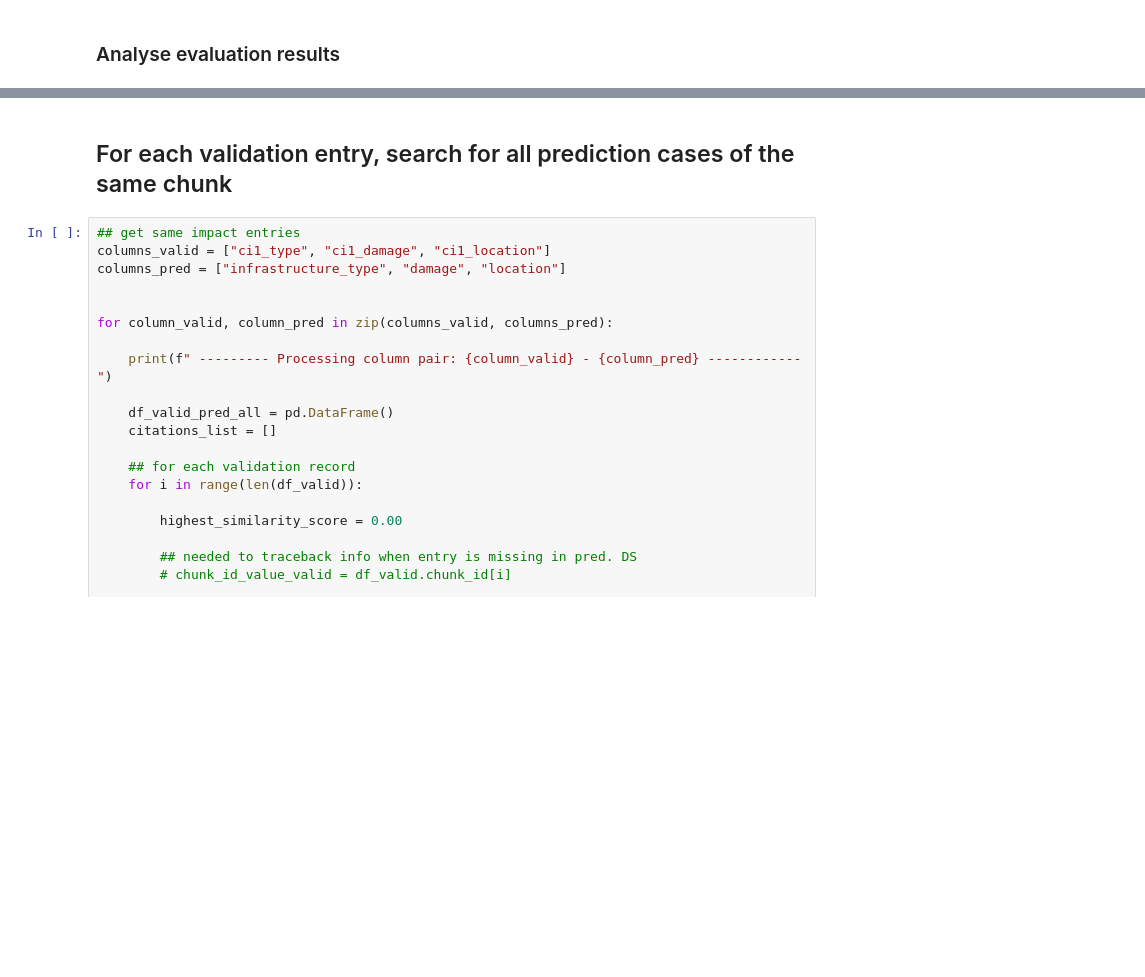
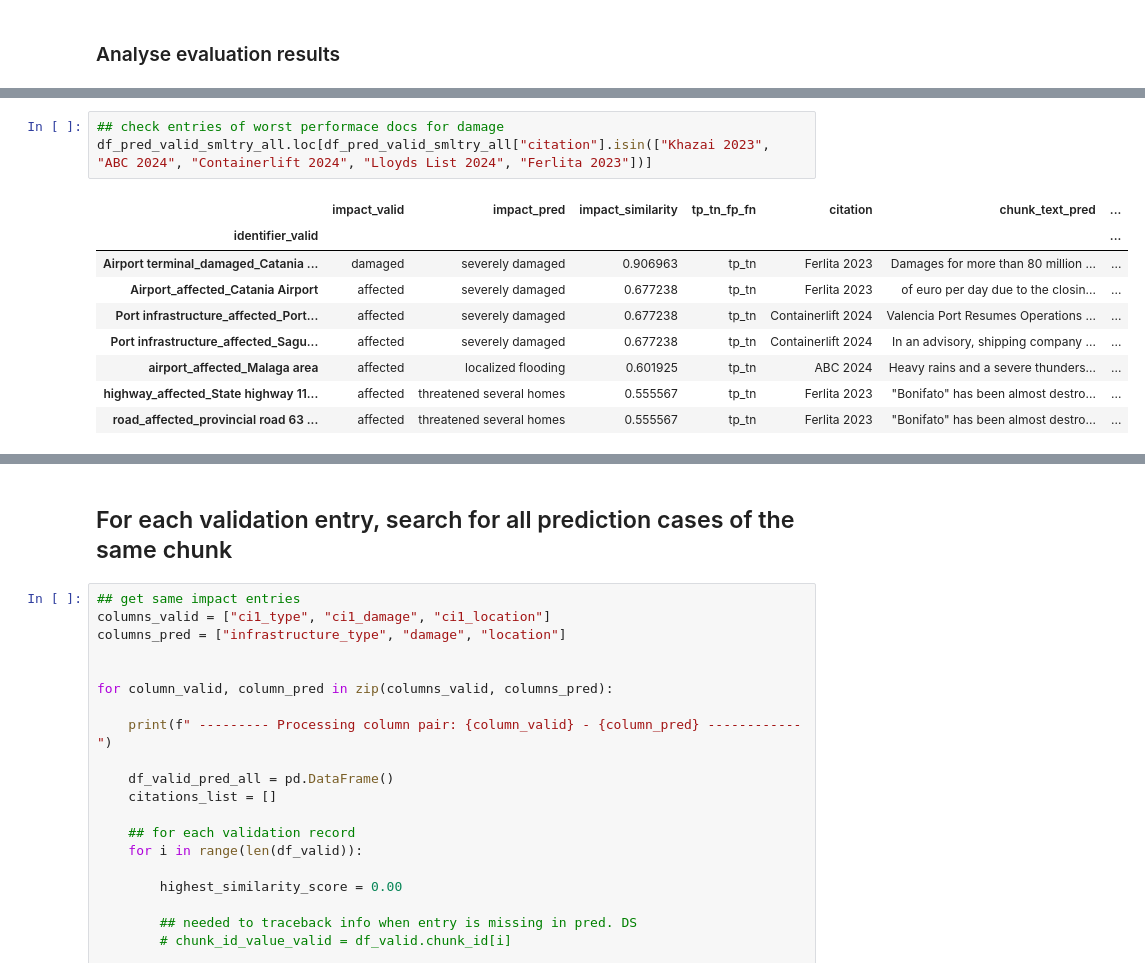
Before and after one commit to SWN-group-at-TU-Berlin/CI-impacts-information-retrieval, a Jupyter notebook: notebooks/llm_evaluation.ipynb, the cells around one changed output, grey strips where cells are left out. Cells and saved outputs as stored; diff of their text form; blank space fills up the shorter version.

```diff
--- a/notebooks/llm_evaluation.ipynb
+++ b/notebooks/llm_evaluation.ipynb
@@ -419 +456,14 @@ df_pred_valid_smltry_all.dropna(subset=["impact_similarity"]).groupby("citation"
+# %%
+## check entries of worst performace docs for damage
+df_pred_valid_smltry_all.loc[df_pred_valid_smltry_all["citation"].isin(["Khazai 2023", "ABC 2024", "Containerlift 2024", "Lloyds List 2024", "Ferlita 2023"])]
+# %% [output]
+|  | impact_valid | impact_pred | impact_similarity | tp_tn_fp_fn | citation | chunk_text_pred | ... |
+| identifier_valid |  |  |  |  |  |  | ... |
+| Airport terminal_damaged_Catania ... | damaged | severely damaged | 0.906963 | tp_tn | Ferlita 2023 | Damages for more than 80 million ... | ... |
+| Airport_affected_Catania Airport | affected | severely damaged | 0.677238 | tp_tn | Ferlita 2023 | of euro per day due to the closin... | ... |
+| Port infrastructure_affected_Port... | affected | severely damaged | 0.677238 | tp_tn | Containerlift 2024 | Valencia Port Resumes Operations ... | ... |
+| Port infrastructure_affected_Sagu... | affected | severely damaged | 0.677238 | tp_tn | Containerlift 2024 | In an advisory, shipping company ... | ... |
+| airport_affected_Malaga area | affected | localized flooding | 0.601925 | tp_tn | ABC 2024 | Heavy rains and a severe thunders... | ... |
+| highway_affected_State highway 11... | affected | threatened several homes | 0.555567 | tp_tn | Ferlita 2023 | "Bonifato" has been almost destro... | ... |
+| road_affected_provincial road 63 ... | affected | threatened several homes | 0.555567 | tp_tn | Ferlita 2023 | "Bonifato" has been almost destro... | ... |
 # %%
```
Also changed, not shown: parts of 7 cells of this notebook, 1 other file.
